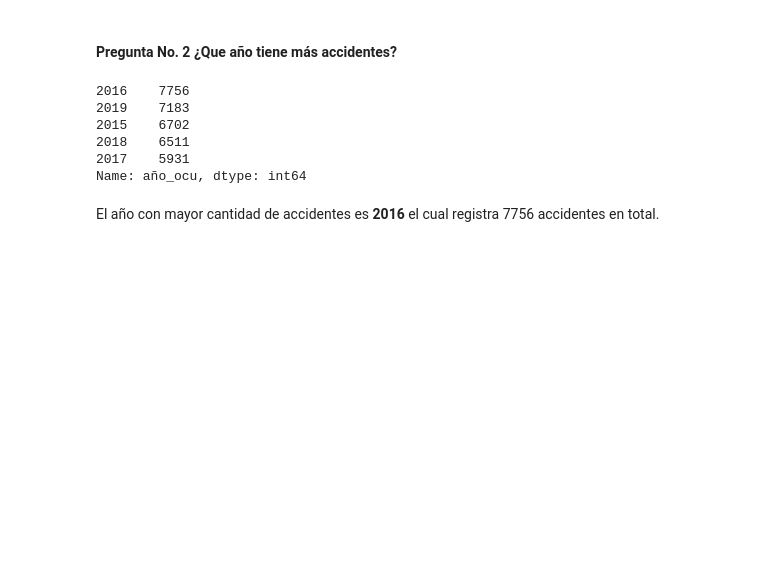
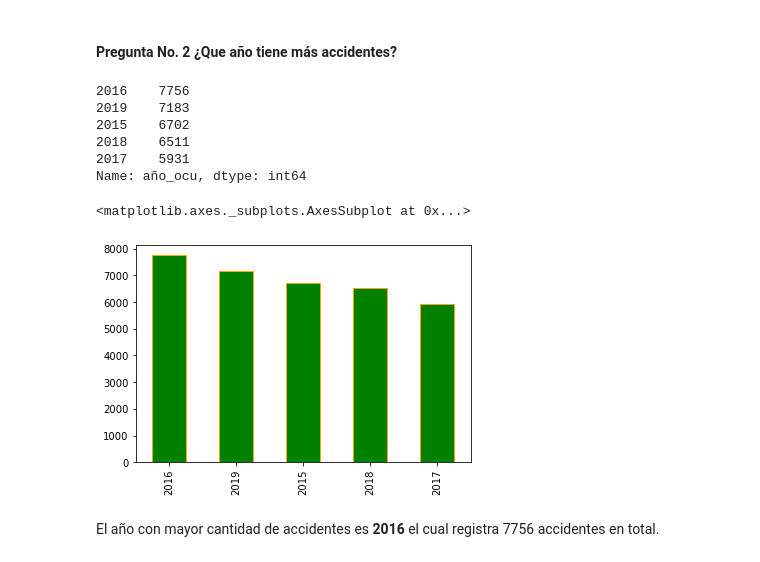
Before and after one commit to MaaarcosG/AccidentesTransito, a Jupyter notebook: AccidentesTransito.ipynb, the cells around one changed output. Drawn from its saved outputs; the diff is of its cells as text; code cells hidden in the pictures; blank space fills up the shorter version.

```diff
--- a/AccidentesTransito.ipynb
+++ b/AccidentesTransito.ipynb
@@ -164,15 +266,21 @@ Name: tipo_eve, dtype: int64
 Se puede observar que el tipo de accidente más común en los ultimos 4 años, es decir del 2015 al 2019, es la **colisión**.
 # %% [markdown]
 #### Pregunta No. 2 ¿Que año tiene más accidentes?
-# %%
-dataF['año_ocu'].value_counts()
-# %% [output]
-2016    7756
-2019    7183
-2015    6702
-2018    6511
-2017    5931
-Name: año_ocu, dtype: int64
+# %%
+ano_ocurencia = dataF['año_ocu'].value_counts()
+print(ano_ocurencia)
+# %% [output]
+2016    7756
+2019    7183
+2015    6702
+2018    6511
+2017    5931
+Name: año_ocu, dtype: int64
+# %%
+ano_ocurencia.plot(kind='bar', color='green', edgecolor='orange')
+# %% [output]
+<matplotlib.axes._subplots.AxesSubplot at 0x...>
+[figure, added]
 # %% [markdown]
 El año con mayor cantidad de accidentes es **2016** el cual registra 7756 accidentes en total.
 # %% [markdown]
```
Also changed, not shown: parts of 29 cells of this notebook.
